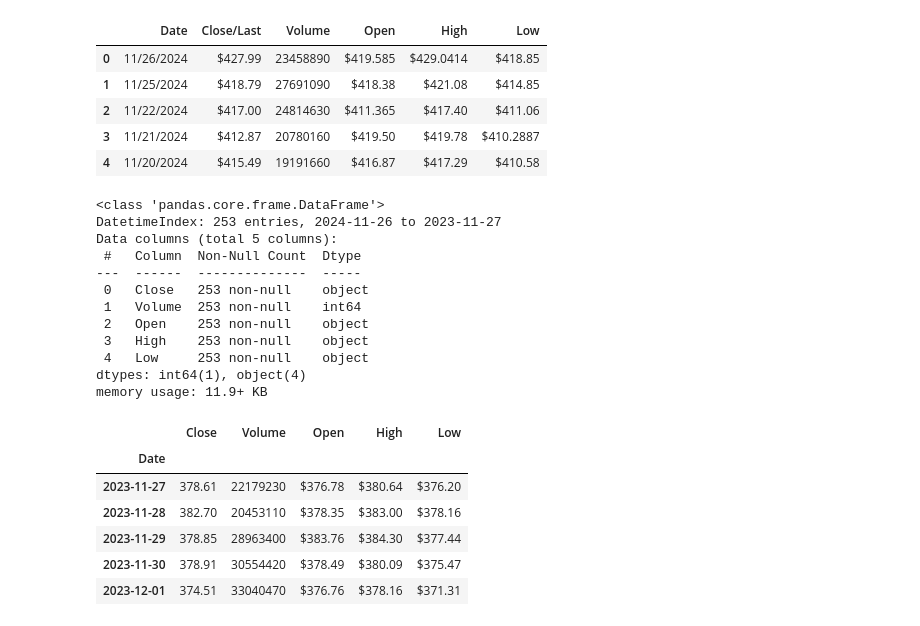
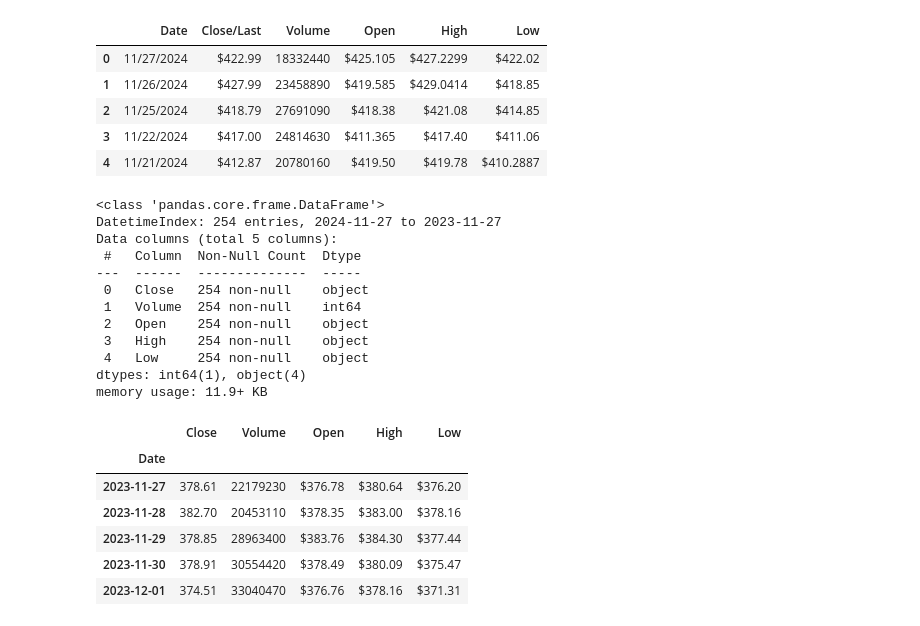
Before and after one commit to SebastianA21/TimeSeries-Analysis, a Jupyter notebook: Microsoft_Analysis.ipynb, the cells around one changed output. Drawn from its saved outputs; the diff is of its cells as text; code cells hidden in the pictures.

```diff
--- a/Microsoft_Analysis.ipynb
+++ b/Microsoft_Analysis.ipynb
@@ -17,15 +17,15 @@ from tensorflow.keras.callbacks import EarlyStopping
 import warnings
 warnings.filterwarnings('ignore')
 # %%
-msft = pd.read_csv("./MSFT.csv")
+msft = pd.read_csv("./msft.csv")
 msft.head()
 # %% [output]
 |  | Date | Close/Last | Volume | Open | High | Low |
-| 0 | 11/26/2024 | $427.99 | 23458890 | $419.585 | $429.0414 | $418.85 |
-| 1 | 11/25/2024 | $418.79 | 27691090 | $418.38 | $421.08 | $414.85 |
-| 2 | 11/22/2024 | $417.00 | 24814630 | $411.365 | $417.40 | $411.06 |
-| 3 | 11/21/2024 | $412.87 | 20780160 | $419.50 | $419.78 | $410.2887 |
-| 4 | 11/20/2024 | $415.49 | 19191660 | $416.87 | $417.29 | $410.58 |
+| 0 | 11/27/2024 | $422.99 | 18332440 | $425.105 | $427.2299 | $422.02 |
+| 1 | 11/26/2024 | $427.99 | 23458890 | $419.585 | $429.0414 | $418.85 |
+| 2 | 11/25/2024 | $418.79 | 27691090 | $418.38 | $421.08 | $414.85 |
+| 3 | 11/22/2024 | $417.00 | 24814630 | $411.365 | $417.40 | $411.06 |
+| 4 | 11/21/2024 | $412.87 | 20780160 | $419.50 | $419.78 | $410.2887 |
 # %%
 msft.rename(columns={"Close/Last":"Close"}, inplace=True)
 msft['Date'] = pd.to_datetime(msft['Date'])
@@ -34,15 +34,15 @@ msft.set_index(['Date'], inplace=True)
 msft.info()
 # %% [output]
 <class 'pandas.core.frame.DataFrame'>
-DatetimeIndex: 253 entries, 2024-11-26 to 2023-11-27
+DatetimeIndex: 254 entries, 2024-11-27 to 2023-11-27
 Data columns (total 5 columns):
  #   Column  Non-Null Count  Dtype
 ---  ------  --------------  -----
- 0   Close   253 non-null    object
- 1   Volume  253 non-null    int64
- 2   Open    253 non-null    object
- 3   High    253 non-null    object
- 4   Low     253 non-null    object
+ 0   Close   254 non-null    object
+ 1   Volume  254 non-null    int64
+ 2   Open    254 non-null    object
+ 3   High    254 non-null    object
+ 4   Low     254 non-null    object
 dtypes: int64(1), object(4)
 memory usage: 11.9+ KB
 # %%
```
Also changed, not shown: parts of 13 cells of this notebook, 5 other files.
